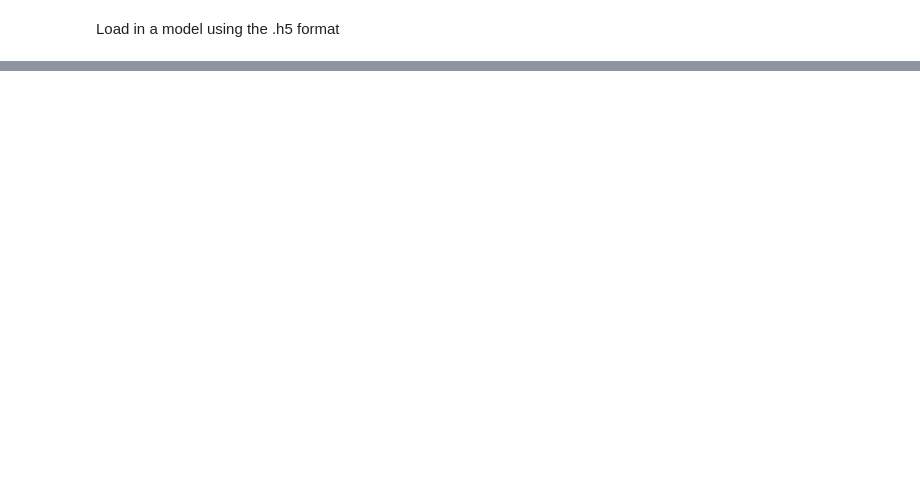
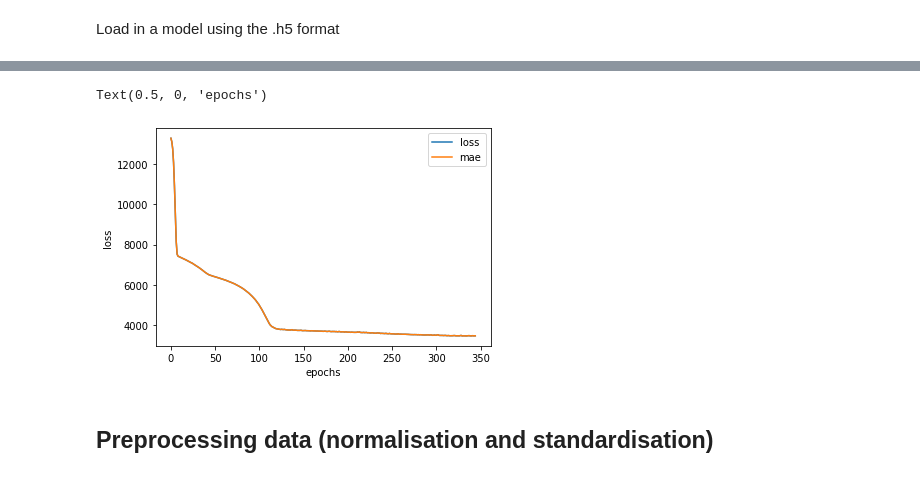
Before and after one commit to Tower5954/Intro_to_tensorflow, a Jupyter notebook: 01_neural_network_regression_with_tensorflow.ipynb, the cells around one changed output, grey strips where cells are left out. Drawn from its saved outputs; the diff is of its cells as text; code cells hidden in the pictures; blank space fills up the shorter version.

```diff
--- a/01_neural_network_regression_with_tensorflow.ipynb
+++ b/01_neural_network_regression_with_tensorflow.ipynb
@@ -1119,0 +871,18 @@ _________________________________________________________________
+# %%
+tf.random.set_seed(42)
+
+# 1. Create model
+insurance_model_2 = tf.keras.Sequential([
+                                         tf.keras.layers.Dense(512, activation='relu'),
+                                         tf.keras.layers.Dense(10, activation='softmax'),
+
+])
+
+# 2. Compile the model
+insurance_model_2.compile(loss=tf.keras.losses.mae,
+                          optimizer=tf.keras.optimizers.SGD(),
+                          metrics=['mae'])
+
+# 3. Fit the model
+
+insurance_model_2.fit(X_train, y_train, epochs=100)
@@ -1119,0 +1056,22 @@ _________________________________________________________________
+# %%
+# Set random seed
+tf.random.set_seed(42)
+
+callback = tf.keras.callbacks.EarlyStopping(monitor='loss', patience=10)
+# This callback will stop the training when there is no improvement in
+# the loss for ten consecutive epochs.
+
+# 1. Create the model
+model_7 = tf.keras.Sequential([
+                               tf.keras.layers.Dense(100),
+                               tf.keras.layers.Dense(10),
+                               tf.keras.layers.Dense(1)
+])
+
+# 2. Compile the model
+model_7.compile(loss=tf.keras.losses.mae,
+                optimizer=tf.keras.optimizers.Adam(),
+                metrics=['mae'])
+
+# 3. Fit the model
+history = model_7.fit(X_train, y_train, epochs=1000, callbacks=[callback], verbose=0)
@@ -1119,0 +1083,9 @@ _________________________________________________________________
+# %%
+pd.DataFrame(history.history).plot()
+plt.ylabel("loss")
+plt.xlabel("epochs")
+# %% [output]
+Text(0.5, 0, 'epochs')
+[figure, added]
+# %% [markdown]
+## Preprocessing data (normalisation and standardisation)
```
Also changed, not shown: parts of 126 cells of this notebook.
